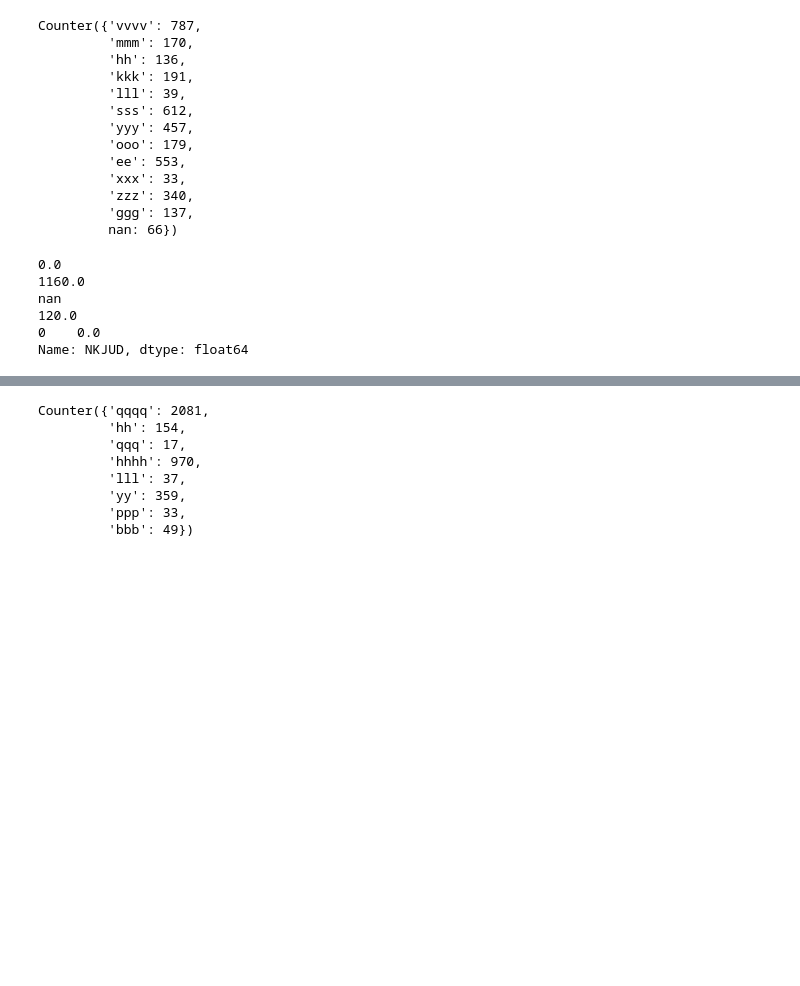
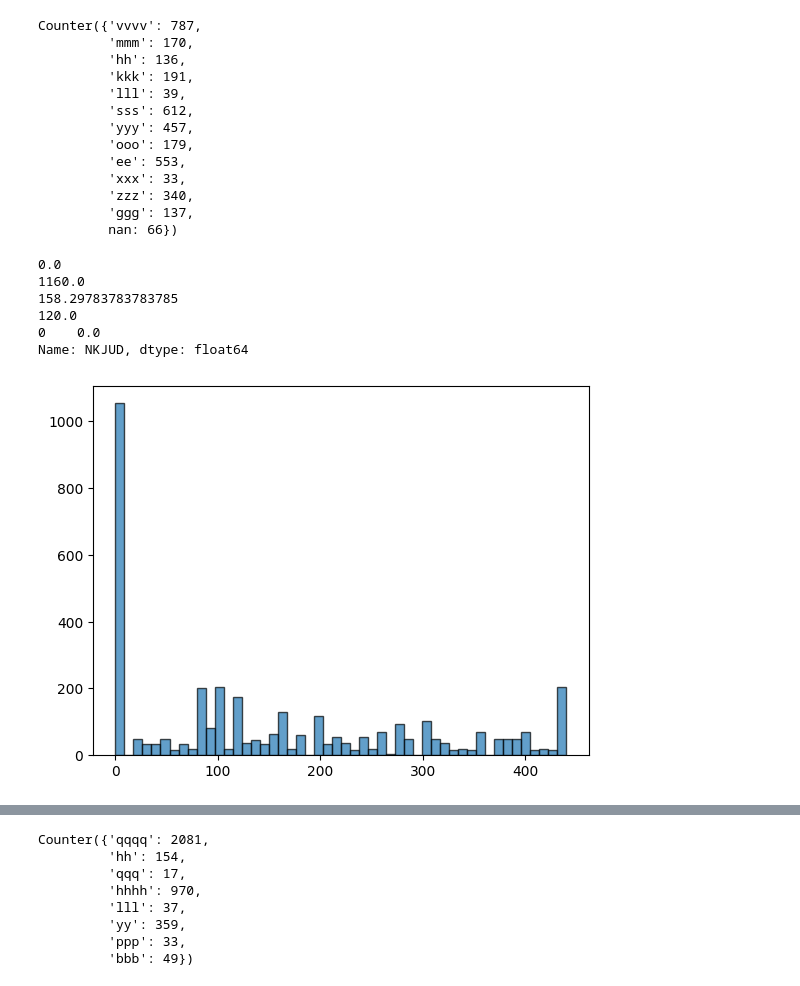
Before and after one commit to nursaltyn/binary_classifier, a Jupyter notebook: classifier.ipynb, the cells around one changed output, grey strips where cells are left out. Drawn from its saved outputs; the diff is of its cells as text; code cells hidden in the pictures; blank space fills up the shorter version.

```diff
--- a/classifier.ipynb
+++ b/classifier.ipynb
@@ -180,16 +190,20 @@ Counter({'vvvv': 787,
 # %%
 print(min(list(data['NKJUD'])))
 print(max(list(data['NKJUD'])))
 print(np.mean(list(data['NKJUD'])))
 print(data['NKJUD'].median())
 print(data['NKJUD'].mode())
+
+plt.hist(list(data_with_dummies['NKJUD']), bins=50, edgecolor='black', alpha=0.7)
+plt.show()
 # %% [output]
 0.0
 1160.0
-nan
+158.29783783783785
 120.0
 0    0.0
 Name: NKJUD, dtype: float64
+[figure, added]
 # %%
 print(min(list(data['LPI'])))
 print(max(list(data['LPI'])))
```
Also changed, not shown: parts of 53 cells of this notebook.
